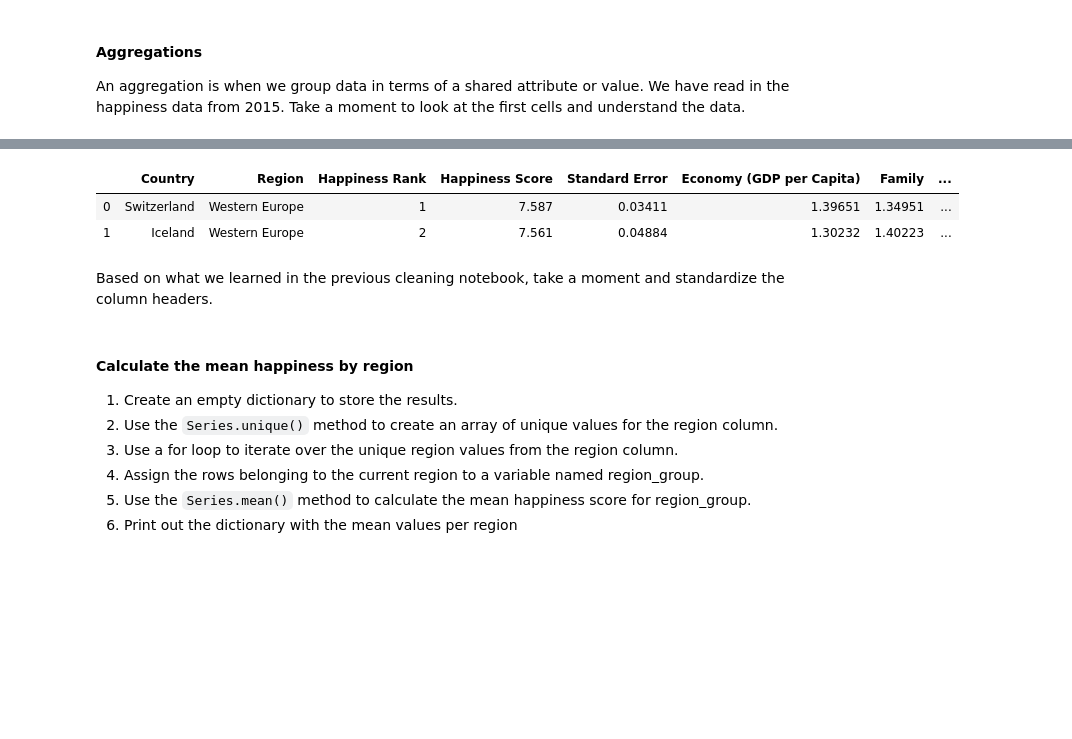
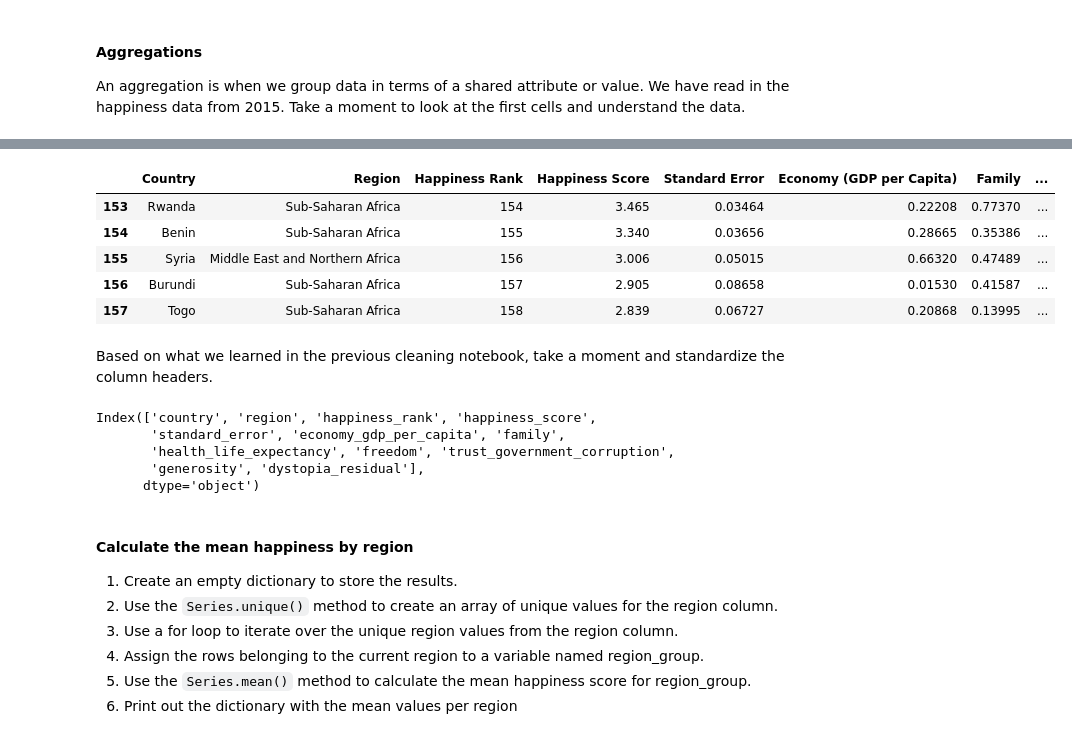
Before and after one commit to AnaValiente/akademy_student_code, a Jupyter notebook: 02_data_science/01-PandasCleaning/Pandas_cleaning/Pandas_cleaning/exercises/pandas-cleaning-2.ipynb, the cells around one changed output, grey strips where cells are left out. Cells and saved outputs as stored; diff of their text form; code cells hidden in the pictures; blank space fills up the shorter version.

```diff
--- a/02_data_science/01-PandasCleaning/Pandas_cleaning/Pandas_cleaning/exercises/pandas-cleaning-2.ipynb
+++ b/02_data_science/01-PandasCleaning/Pandas_cleaning/Pandas_cleaning/exercises/pandas-cleaning-2.ipynb
@@ -6,6 +6,6 @@
 An aggregation is when we group data in terms of a shared attribute or value. We have read in the happiness data from 2015. Take a moment to look at the first cells and understand the data.
 # %%
 import pandas as pd
-happiness2015 = pd.read_csv('./data/world-happiness/2015.csv')
+hps2015 = pd.read_csv('./data/world-happiness/2015.csv')
 
 #your code here
@@ -30,8 +12,12 @@ memory usage: 14.9+ KB
 # %%
 #your code here
+hps2015.tail()
 # %% [output]
 |  | Country | Region | Happiness Rank | Happiness Score | Standard Error | Economy (GDP per Capita) | Family | ... |
-| 0 | Switzerland | Western Europe | 1 | 7.587 | 0.03411 | 1.39651 | 1.34951 | ... |
-| 1 | Iceland | Western Europe | 2 | 7.561 | 0.04884 | 1.30232 | 1.40223 | ... |
+| 153 | Rwanda | Sub-Saharan Africa | 154 | 3.465 | 0.03464 | 0.22208 | 0.77370 | ... |
+| 154 | Benin | Sub-Saharan Africa | 155 | 3.340 | 0.03656 | 0.28665 | 0.35386 | ... |
+| 155 | Syria | Middle East and Northern Africa | 156 | 3.006 | 0.05015 | 0.66320 | 0.47489 | ... |
+| 156 | Burundi | Sub-Saharan Africa | 157 | 2.905 | 0.08658 | 0.01530 | 0.41587 | ... |
+| 157 | Togo | Sub-Saharan Africa | 158 | 2.839 | 0.06727 | 0.20868 | 0.13995 | ... |
 # %% [markdown]
 Based on what we learned in the previous cleaning notebook, take a moment and standardize the column headers.
@@ -40,3 +24,24 @@ Based on what we learned in the previous cleaning notebook, take a moment and st
+# %%
+#your code here
+
+
+def clean_col(col):
+    col = col.lower()
+    col = col.replace('(','').replace(')','')
+    col = col.replace(' ','_')
+    return col
+
+
+clean_col('Health (life expectancy)')
+
+hps2015.columns = [clean_col(col) for col in hps2015.columns]
+hps2015.columns
+# %% [output]
+Index(['country', 'region', 'happiness_rank', 'happiness_score',
+       'standard_error', 'economy_gdp_per_capita', 'family',
+       'health_life_expectancy', 'freedom', 'trust_government_corruption',
+       'generosity', 'dystopia_residual'],
+      dtype='object')
 # %% [markdown]
 #### Calculate the mean happiness by region
 
```
Also changed, not shown: parts of 30 cells of this notebook, 4 other files.
